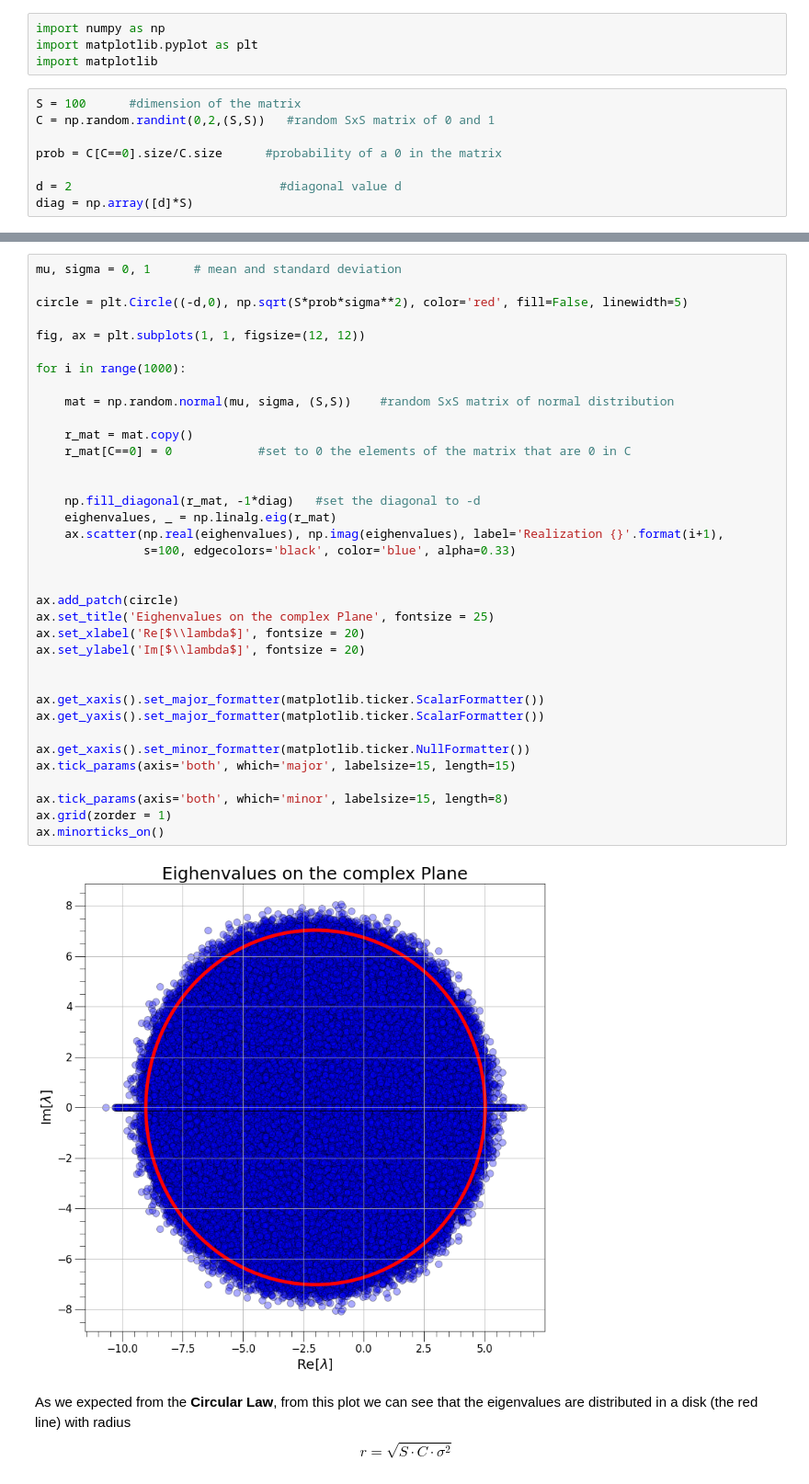
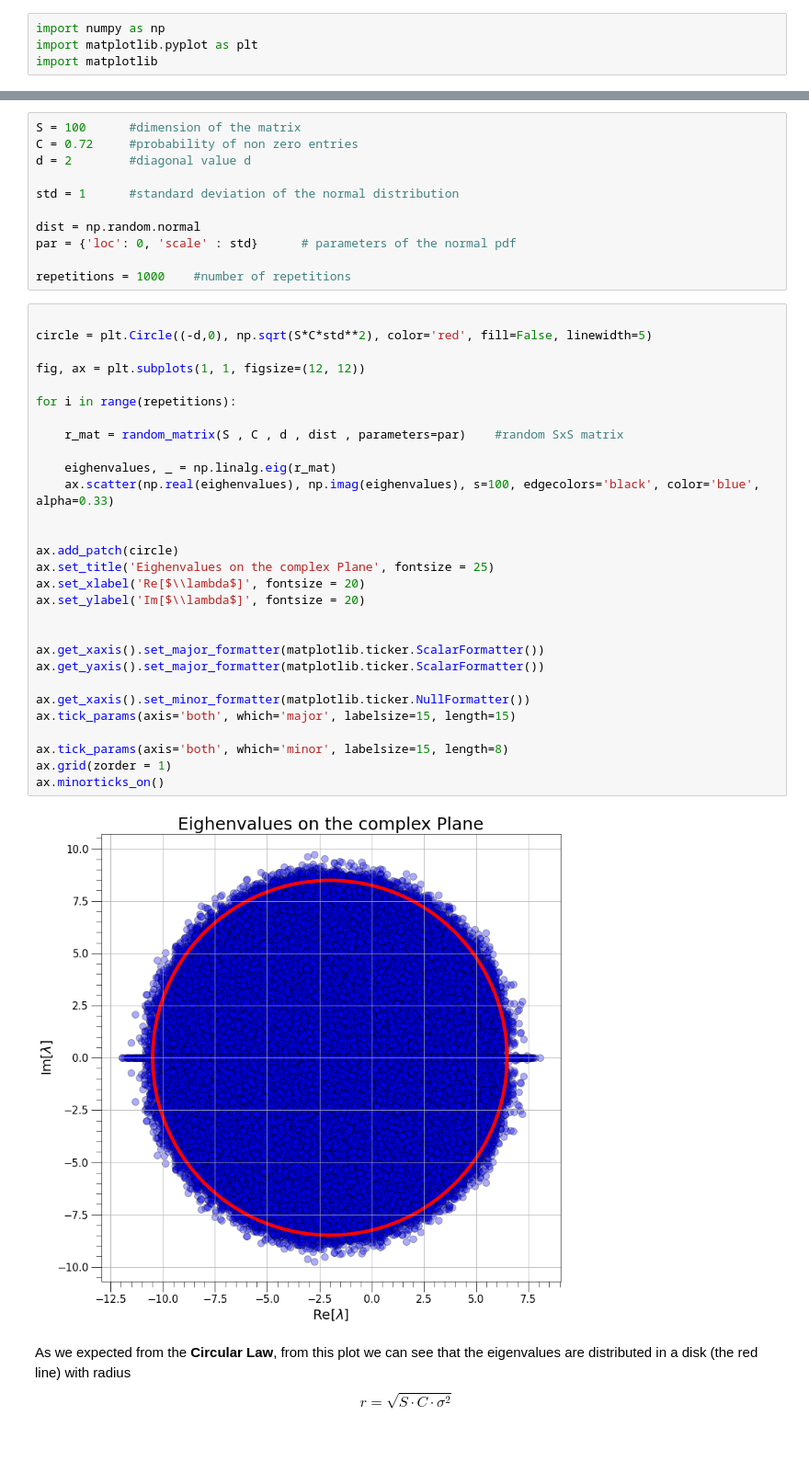
Before and after one commit to AndreaLazzari/PhysicalModelsOfLivingSystems, a Jupyter notebook: Week4/Homework_Week4_Lazzari.ipynb, the cells around one changed output, grey strips where cells are left out. Shown at 92% size. Cells and saved outputs as stored; diff of their text form; blank space fills up the shorter version.

```diff
--- a/Week4/Homework_Week4_Lazzari.ipynb
+++ b/Week4/Homework_Week4_Lazzari.ipynb
@@ -21,11 +33,3 @@ $ \mathbb{E}(m_{ij}) = 0$ and variance $\sigma^2_{m_{ij}} = 1$, the circular law
 import numpy as np
 import matplotlib.pyplot as plt
 import matplotlib
-# %%
-S = 100      #dimension of the matrix
-C = np.random.randint(0,2,(S,S))   #random SxS matrix of 0 and 1
-
-prob = C[C==0].size/C.size      #probability of a 0 in the matrix
-
-d = 2                             #diagonal value d
-diag = np.array([d]*S)
@@ -32,40 +59,44 @@ diag = np.array([d]*S)
+# %%
+S = 100      #dimension of the matrix
+C = 0.72     #probability of non zero entries
+d = 2        #diagonal value d
+
+std = 1      #standard deviation of the normal distribution
+
+dist = np.random.normal
+par = {'loc': 0, 'scale' : std}      # parameters of the normal pdf
+
+repetitions = 1000    #number of repetitions
 # %%
-mu, sigma = 0, 1      # mean and standard deviation
 
-circle = plt.Circle((-d,0), np.sqrt(S*prob*sigma**2), color='red', fill=False, linewidth=5)
+circle = plt.Circle((-d,0), np.sqrt(S*C*std**2), color='red', fill=False, linewidth=5)
 
 fig, ax = plt.subplots(1, 1, figsize=(12, 12))
 
-for i in range(1000):
+for i in range(repetitions):
 
-    mat = np.random.normal(mu, sigma, (S,S))    #random SxS matrix of normal distribution
+    r_mat = random_matrix(S , C , d , dist , parameters=par)    #random SxS matrix
 
-    r_mat = mat.copy()
-    r_mat[C==0] = 0            #set to 0 the elements of the matrix that are 0 in C
-
-
-    np.fill_diagonal(r_mat, -1*diag)   #set the diagonal to -d
     eighenvalues, _ = np.linalg.eig(r_mat)
-    ax.scatter(np.real(eighenvalues), np.imag(eighenvalues), label='Realization {}'.format(i+1),
-               s=100, edgecolors='black', color='blue', alpha=0.33)
+    ax.scatter(np.real(eighenvalues), np.imag(eighenvalues), s=100, edgecolors='black', color='blue', alpha=0.33)
 
 
 ax.add_patch(circle)
 ax.set_title('Eighenvalues on the complex Plane', fontsize = 25)
 ax.set_xlabel('Re[$\\lambda$]', fontsize = 20)
 ax.set_ylabel('Im[$\\lambda$]', fontsize = 20)
 
 
 ax.get_xaxis().set_major_formatter(matplotlib.ticker.ScalarFormatter())
 ax.get_yaxis().set_major_formatter(matplotlib.ticker.ScalarFormatter())
 
 ax.get_xaxis().set_minor_formatter(matplotlib.ticker.NullFormatter())
 ax.tick_params(axis='both', which='major', labelsize=15, length=15)
 
 ax.tick_params(axis='both', which='minor', labelsize=15, length=8)
 ax.grid(zorder = 1)
 ax.minorticks_on()
 # %% [output]
-[figure, old version]
+[figure, new version]
 # %% [markdown]
 As we expected from the **Circular Law**, from this plot we can see that the eigenvalues are distributed in a disk (the red line) with radius $$ r = \sqrt{S \cdot C \cdot \sigma^2} $$
```
Also changed, not shown: parts of 13 cells of this notebook, 1 other file.
